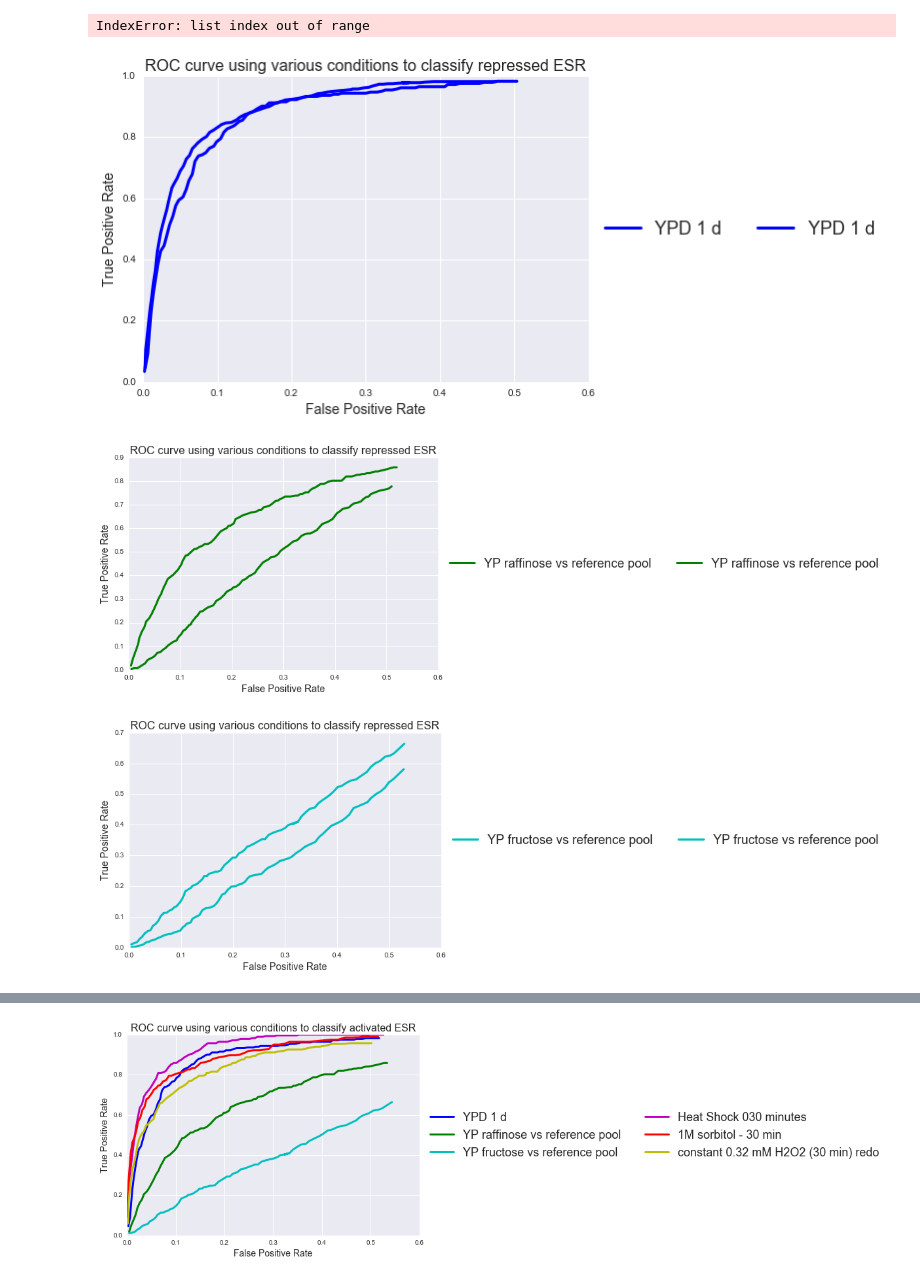
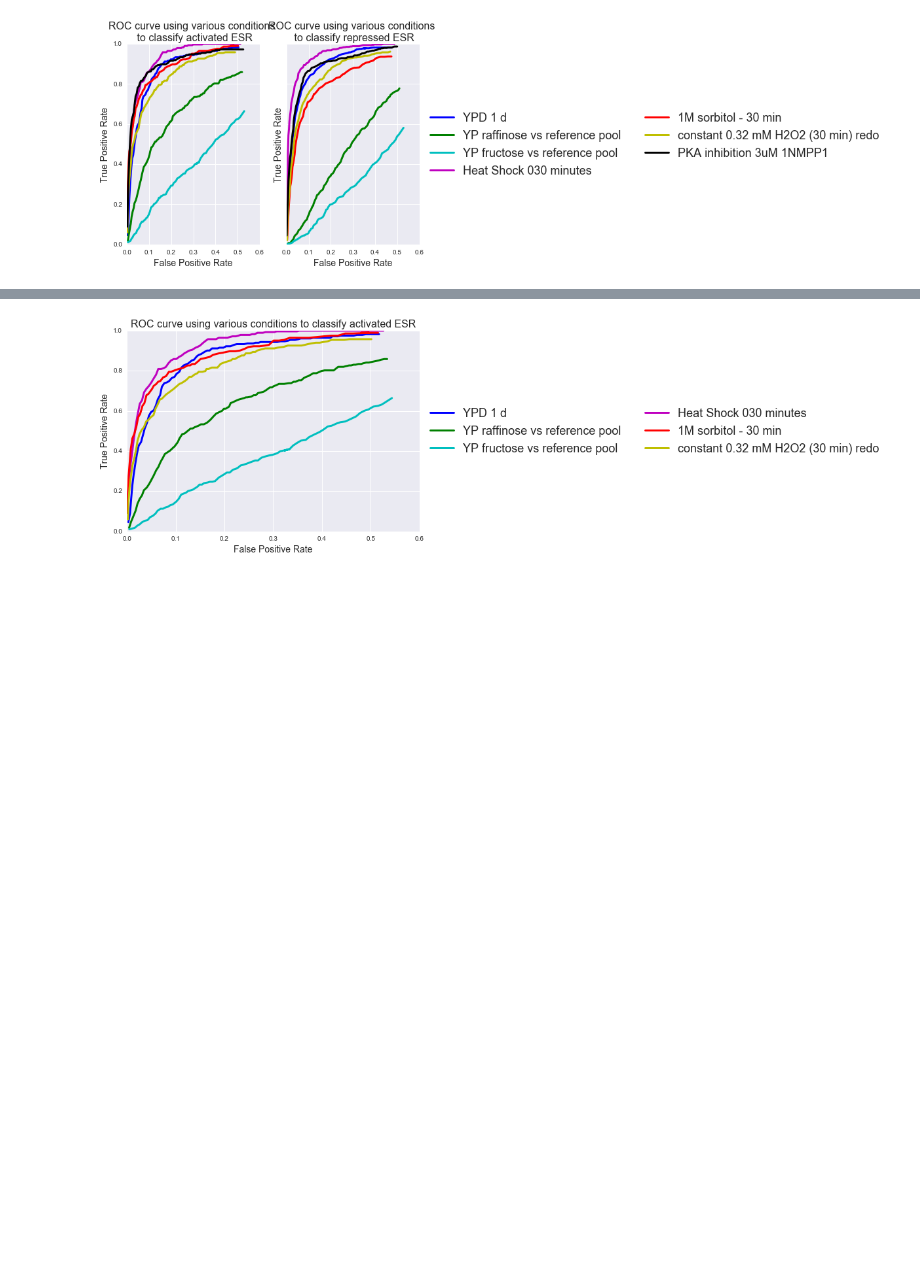
Before and after one commit to heineike02/yeast_esr_expression_analysis, a Jupyter notebook: scripts/lab_meeting_20160819.ipynb, the cells around one changed output, grey strips where cells are left out. Drawn from its saved outputs; the diff is of its cells as text; code cells hidden in the pictures; blank space fills up the shorter version.

Commit message:
made ROC plotting more modular in lab meeting 20160819 script

```diff
--- a/scripts/lab_meeting_20160819.ipynb
+++ b/scripts/lab_meeting_20160819.ipynb
@@ -18,46 +18,45 @@ conditions = [ #'YPD 12 h',
               'YPD 1 d',
               #'YPD 2 d',
               #'YP ethanol vs reference pool',
               #'YP galactose vs reference pool',
               'YP raffinose vs reference pool',
               #'YP sucrose vs reference pool',
               'YP fructose vs reference pool',
               'Heat Shock 030 minutes',
               '1M sorbitol - 30 min',
               'constant 0.32 mM H2O2 (30 min) redo']
 gasch_df = io_library.read_gasch_data(conditions)
 #Add in PKA inhibition
 desired_conditions = [('No 1-NMPP1 0 min','GSM812516'), ('3uM 1-NMPP1 40 min','GSM812520')]
 oshea_PKA_data = io_library.parse_data_osheaNMPP1(desired_conditions)
 oshea_PKA_data['PKA inhibition 3uM 1NMPP1'] = oshea_PKA_data.iloc[:,1].sub(oshea_PKA_data.iloc[:,0])
 pka_cond = 'PKA inhibition 3uM 1NMPP1'
 conditions.append(pka_cond)
 exp_df = pd.concat([gasch_df, oshea_PKA_data[pka_cond] ], axis = 1)
-color_list = ['b','g','c','m','r','y']
+color_list = ['b','g','c','m','r','y','k']
 
 ESR_types = ['activated','repressed']
 quantile_ranges = {}
 quantile_ranges['activated'] = np.linspace(0.45,0.995,num =  100)
 quantile_ranges['repressed'] = np.linspace(0.005,0.55,num =  100)
 
 
-for jj in range(len(conditions)):
-    condition = conditions[jj]
-    plot_params = {'color':color_list[jj],'label':condition, 'linewidth': 3}
 
-    #For activation and repression
-    fig, ax = plt.subplots()
-    for ESR_type in ESR_types:
-        ESR_genes = io_library.get_gasch_ESR_list(ESR_type)
-        quantile_range = quantile_ranges[ESR_type]
+#For activation and repression
+fig, axarr = plt.subplots(1,2, sharey=True)
+for ESR_type in ESR_types:
+    kk = ESR_types.index(ESR_type)
+    ax = axarr[kk]
+    ESR_genes = io_library.get_gasch_ESR_list(ESR_type)
+    quantile_range = quantile_ranges[ESR_type]
+    for jj in range(len(conditions)):
+        condition = conditions[jj]
+        plot_params = {'color':color_list[jj],'label':condition, 'linewidth': 3}
         exp_condition = exp_df[condition]
-
         TPR, FPR = expression_plots.ROC_plot(exp_condition, ESR_genes , ESR_type, quantile_range, ax, plot_params)
 
-    ax.legend(loc='center left', bbox_to_anchor=(1, 0.5), ncol = 2, fontsize = 18)
-    ax.set_title('ROC curve using various conditions to classify ' + ESR_type + ' ESR', fontsize = 16)
+    if kk ==1:
+        ax.legend(loc='center left', bbox_to_anchor=(1, 0.5), ncol = 2, fontsize = 18)
+    ax.set_title('ROC curve using various conditions \n to classify ' + ESR_type + ' ESR', fontsize = 16)
 # %% [output]
-IndexError: list index out of range
-[figure, old version]
+[figure, new version]
-[figure, removed]
-[figure, removed]
```
Also changed, not shown: parts of 2 cells of this notebook, 1 other file.
